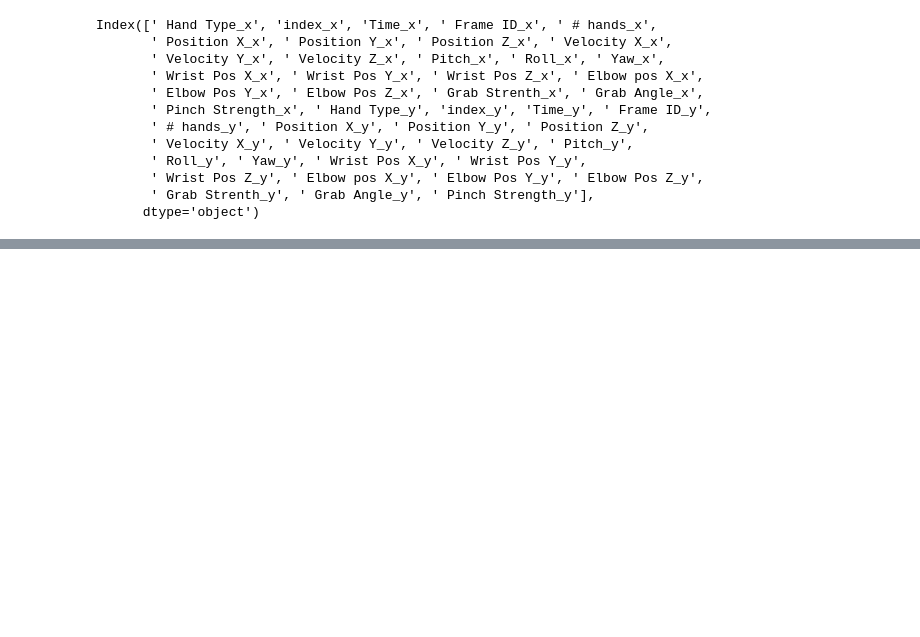
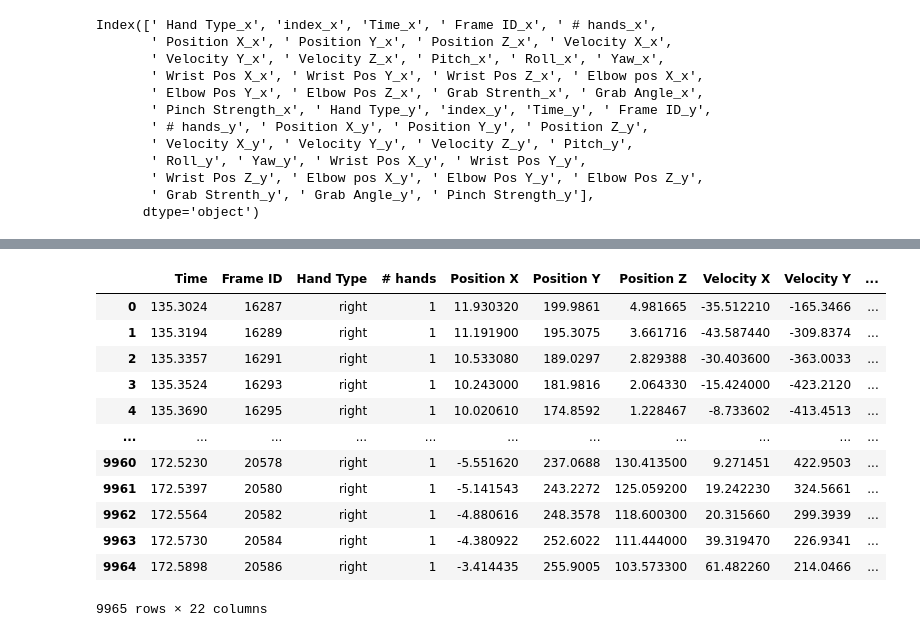
Before and after one commit to kuty007/final-porj-semB, a Jupyter notebook: Hands.ipynb, the cells around one changed output, grey strips where cells are left out. Cells and saved outputs as stored; diff of their text form; code cells hidden in the pictures; blank space fills up the shorter version.

```diff
--- a/Hands.ipynb
+++ b/Hands.ipynb
@@ -308,0 +448,26 @@ df_sync= df_sync.drop('Hand Type_x','index_x',)
+# %%
+li = []
+for i in range (3):
+    df = df_right_copy
+    li.append(df)
+    df_right_test = pd.concat(li, axis=0, ignore_index=True)
+# %%
+df_right_test
+df_right_test.drop(df_right_test.tail(1714).index,
+        inplace = True)
+# %%
+df_right_test
+# %% [output]
+|  | Time | Frame ID | Hand Type | # hands | Position X | Position Y | Position Z | Velocity X | Velocity Y | ... |
+| 0 | 135.3024 | 16287 | right | 1 | 11.930320 | 199.9861 | 4.981665 | -35.512210 | -165.3466 | ... |
+| 1 | 135.3194 | 16289 | right | 1 | 11.191900 | 195.3075 | 3.661716 | -43.587440 | -309.8374 | ... |
+| 2 | 135.3357 | 16291 | right | 1 | 10.533080 | 189.0297 | 2.829388 | -30.403600 | -363.0033 | ... |
+| 3 | 135.3524 | 16293 | right | 1 | 10.243000 | 181.9816 | 2.064330 | -15.424000 | -423.2120 | ... |
+| 4 | 135.3690 | 16295 | right | 1 | 10.020610 | 174.8592 | 1.228467 | -8.733602 | -413.4513 | ... |
+| ... | ... | ... | ... | ... | ... | ... | ... | ... | ... | ... |
+| 9960 | 172.5230 | 20578 | right | 1 | -5.551620 | 237.0688 | 130.413500 | 9.271451 | 422.9503 | ... |
+| 9961 | 172.5397 | 20580 | right | 1 | -5.141543 | 243.2272 | 125.059200 | 19.242230 | 324.5661 | ... |
+| 9962 | 172.5564 | 20582 | right | 1 | -4.880616 | 248.3578 | 118.600300 | 20.315660 | 299.3939 | ... |
+| 9963 | 172.5730 | 20584 | right | 1 | -4.380922 | 252.6022 | 111.444000 | 39.319470 | 226.9341 | ... |
+| 9964 | 172.5898 | 20586 | right | 1 | -3.414435 | 255.9005 | 103.573300 | 61.482260 | 214.0466 | ... |
+9965 rows × 22 columns
```
Also changed, not shown: parts of 35 cells of this notebook, 1 other file.
